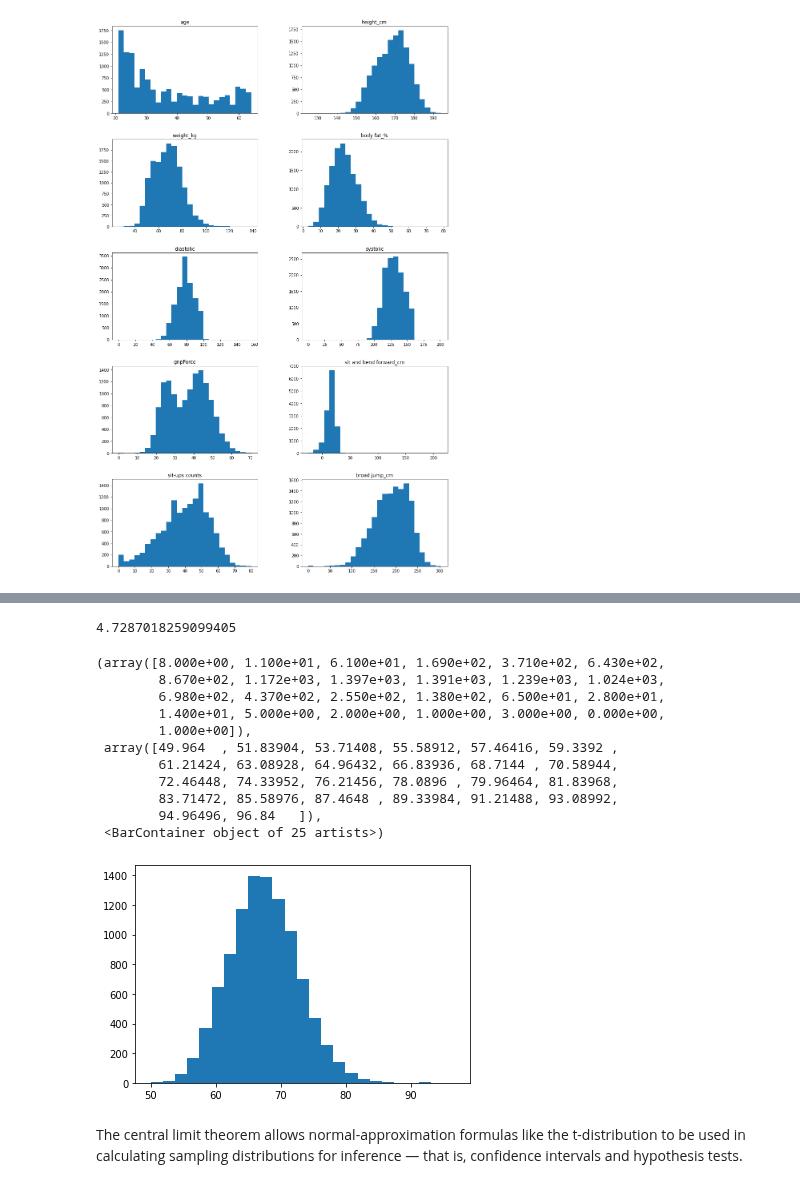
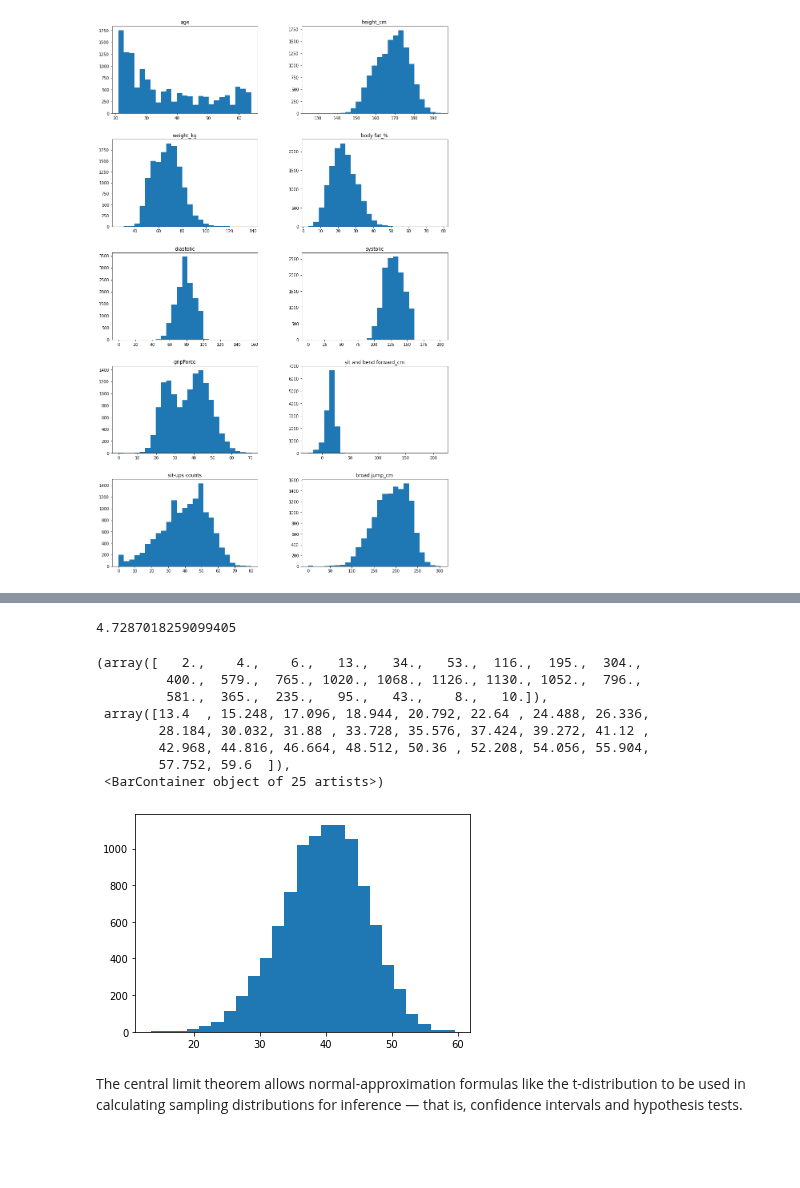
Before and after one commit to msdec321/DataAnalysisWorkbooks, a Jupyter notebook: BodyPerformance/bodyPerformanceWorkbook.ipynb, the cells around one changed output, grey strips where cells are left out. Saved outputs shown, nothing was run; the diff lists cells and outputs as text; code cells hidden in the pictures; blank space fills up the shorter version.

```diff
--- a/BodyPerformance/bodyPerformanceWorkbook.ipynb
+++ b/BodyPerformance/bodyPerformanceWorkbook.ipynb
@@ -62,48 +62,45 @@ data.corr()
 | sit and bend forward_cm | -0.070033 | -0.221970 | -0.296249 | -0.071225 | -0.072098 | -0.082434 | -0.112577 | 1.000000 | ... |
 | sit-ups counts | -0.544581 | 0.500424 | 0.294899 | -0.608912 | 0.016547 | 0.056276 | 0.576669 | 0.177153 | ... |
 | broad jump_cm | -0.435172 | 0.674589 | 0.479564 | -0.673273 | 0.097243 | 0.152894 | 0.746853 | 0.026487 | ... |
-# %%
-np.std(myList)
-# %% [output]
-4.7287018259099405
+# %%
+np.std(myList)
+# %% [output]
+4.7287018259099405
 # %%
 # Applied bootstrapping example / The central limit theorem
 
 R = 10000
 n = 5
 
 myList = []
 
 for i in range(R):
 
     temp = []
 
     for j in range(n):
         # Randomly sample the population n times with replacement
-        temp.append( data['weight_kg'].iloc[random.randint(2, data.shape[0]-1)] )
+        temp.append( data['sit-ups counts'].iloc[random.randint(2, data.shape[0]-1)] )
 
     # Save the sample statistic in a list
     #myList.append(sum(temp))  # The sum
     myList.append(sum(temp)/len(temp))  # The mean
     #myList.append(np.std(temp))  # The standard deviation
     #myList.append(np.std(temp)/np.sqrt(len(temp)))  # The standard error
 
 # The central limit theorem tells us that the distribution of this sample statistic should be normally
 # distributed, even if the original distribution was not normal!
 plt.hist(myList, bins=25)
 # %% [output]
-(array([8.000e+00, 1.100e+01, 6.100e+01, 1.690e+02, 3.710e+02, 6.430e+02,
-        8.670e+02, 1.172e+03, 1.397e+03, 1.391e+03, 1.239e+03, 1.024e+03,
-        6.980e+02, 4.370e+02, 2.550e+02, 1.380e+02, 6.500e+01, 2.800e+01,
-        1.400e+01, 5.000e+00, 2.000e+00, 1.000e+00, 3.000e+00, 0.000e+00,
-        1.000e+00]),
- array([49.964  , 51.83904, 53.71408, 55.58912, 57.46416, 59.3392 ,
-        61.21424, 63.08928, 64.96432, 66.83936, 68.7144 , 70.58944,
-        72.46448, 74.33952, 76.21456, 78.0896 , 79.96464, 81.83968,
-        83.71472, 85.58976, 87.4648 , 89.33984, 91.21488, 93.08992,
-        94.96496, 96.84   ]),
+(array([   2.,    4.,    6.,   13.,   34.,   53.,  116.,  195.,  304.,
+         400.,  579.,  765., 1020., 1068., 1126., 1130., 1052.,  796.,
+         581.,  365.,  235.,   95.,   43.,    8.,   10.]),
+ array([13.4  , 15.248, 17.096, 18.944, 20.792, 22.64 , 24.488, 26.336,
+        28.184, 30.032, 31.88 , 33.728, 35.576, 37.424, 39.272, 41.12 ,
+        42.968, 44.816, 46.664, 48.512, 50.36 , 52.208, 54.056, 55.904,
+        57.752, 59.6  ]),
  <BarContainer object of 25 artists>)
-[figure, old version]
+[figure, new version]
 # %% [markdown]
 The central limit theorem allows normal-approximation formulas like the t-distribution to be used in calculating sampling distributions for inference — that is, confidence intervals and hypothesis tests.
 # %%
```
Also changed, not shown: parts of 3 cells of this notebook.
